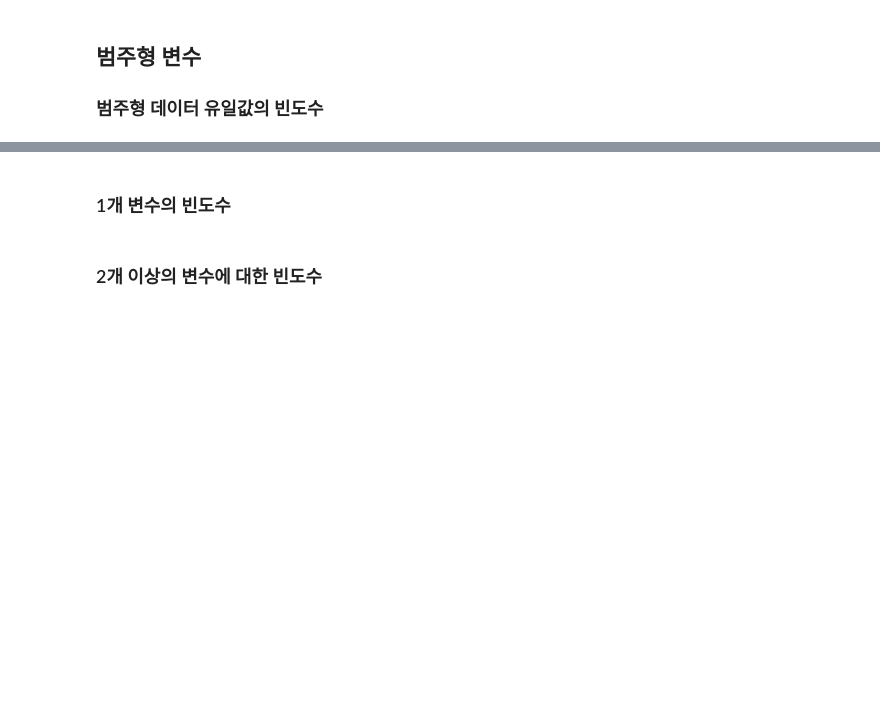
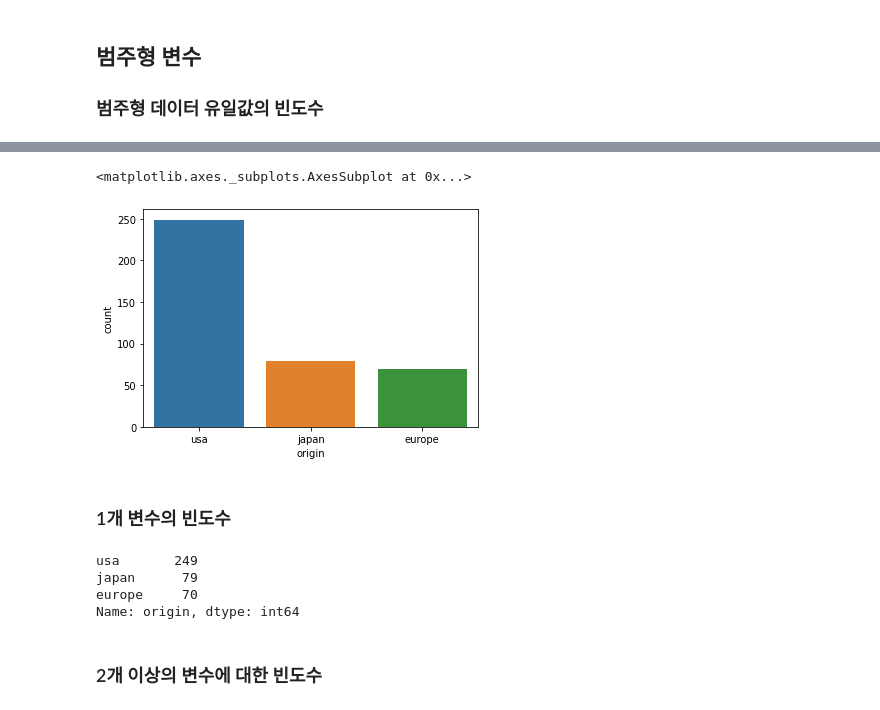
Before and after one commit to B-JayU/Python_study, a Jupyter notebook: 5.4 파이썬 EDA-범주형 변수-input.ipynb, the cells around one changed output, grey strips where cells are left out. Drawn from its saved outputs; the diff is of its cells as text; code cells hidden in the pictures; blank space fills up the shorter version.

```diff
--- a/5.4 파이썬 EDA-범주형 변수-input.ipynb
+++ b/5.4 파이썬 EDA-범주형 변수-input.ipynb
@@ -17,3 +26,5 @@ print(sns.__version__)
 # %%
 # mpg 데이터셋을 불러옵니다.
 # df
+df = sns.load_dataset("mpg")
+df
@@ -39,9 +134,19 @@ print(sns.__version__)
 # %%
-# countplot 으로 origin 빈도수 시각화 하기
+# countplot 으로 origin 빈도수 시각화 하기 => seaborn
+sns.countplot(data=df, x="origin")
+# %% [output]
+<matplotlib.axes._subplots.AxesSubplot at 0x...>
+[figure, added]
 # %% [markdown]
 ### 1개 변수의 빈도수
 # %%
-# origin 의 빈도수 구하기
+# origin 의 빈도수 구하기 // 빈도수 : 값의 개수
+df["origin"].value_counts()
+# %% [output]
+usa       249
+japan      79
+europe     70
+Name: origin, dtype: int64
 # %% [markdown]
 ### 2개 이상의 변수에 대한 빈도수
 # %%
```
Also changed, not shown: parts of 43 cells of this notebook.
